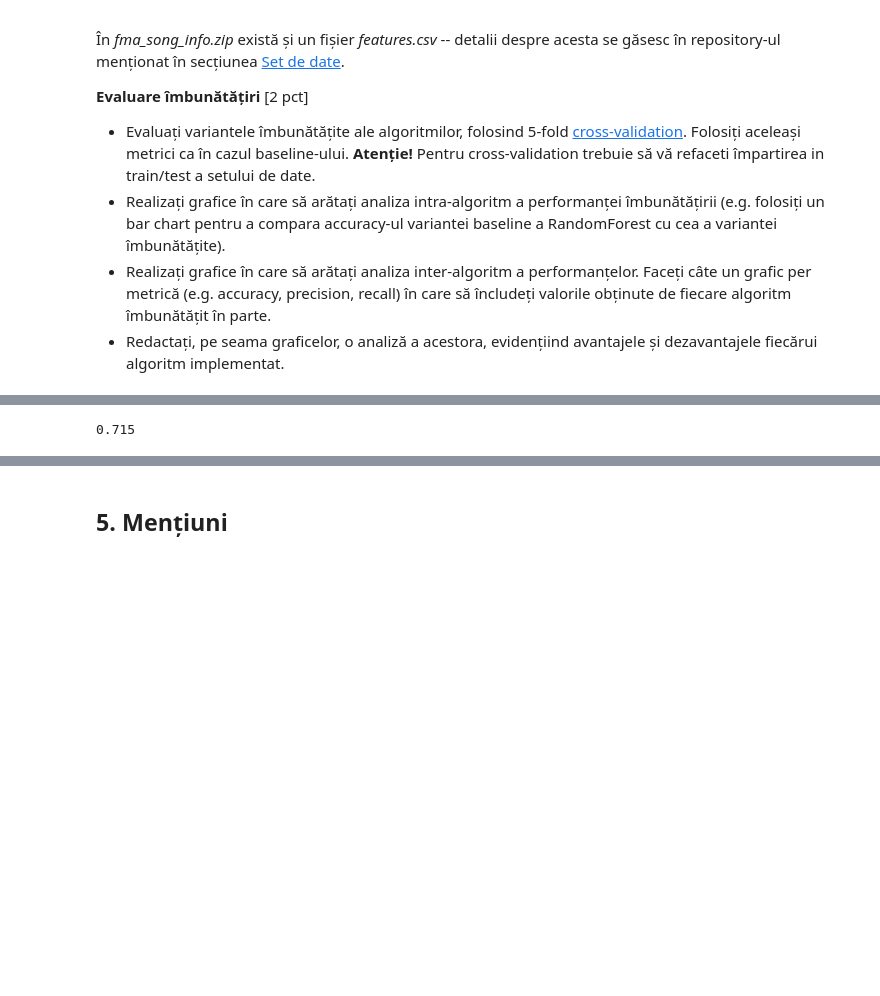
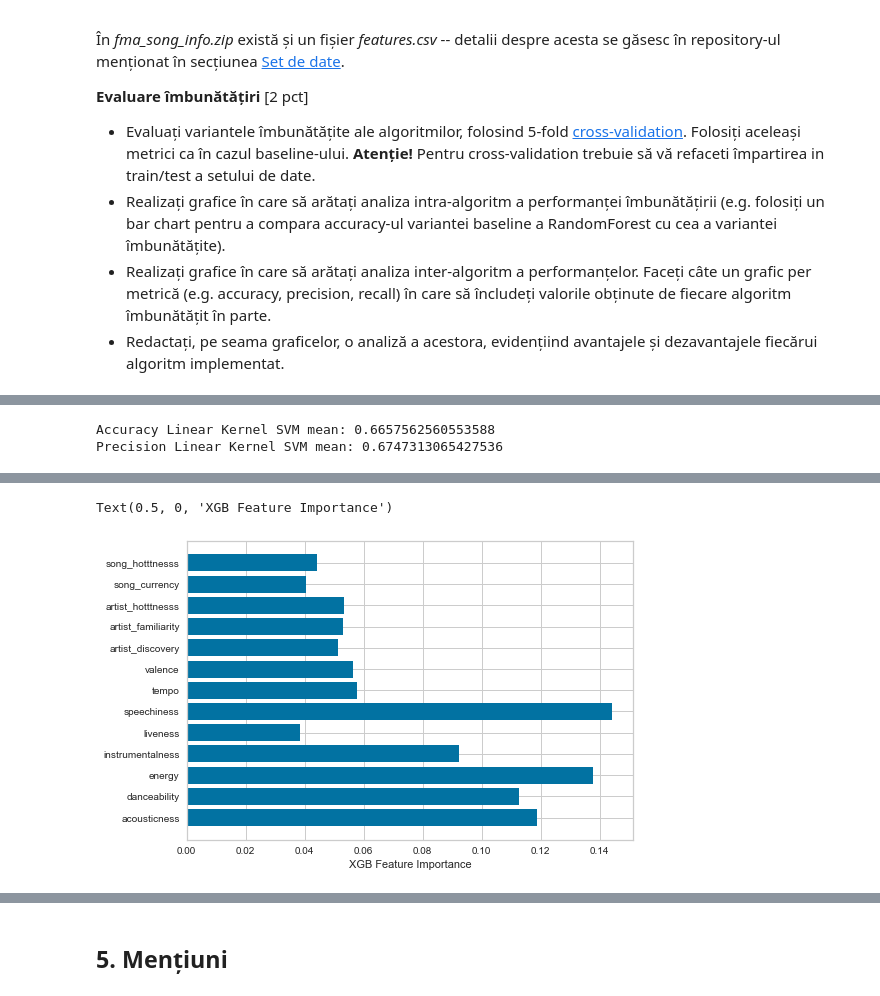
Before and after one commit to alexdinisor98/MultiClass-Classiffiers-for-Music-Dataset, a Jupyter notebook: Tema_1_Skel.ipynb, the cells around one changed output, grey strips where cells are left out. Saved outputs shown, nothing was run; the diff lists cells and outputs as text; code cells hidden in the pictures; blank space fills up the shorter version.

Commit message:
Update xgboost with feature importance

```diff
--- a/Tema_1_Skel.ipynb
+++ b/Tema_1_Skel.ipynb
@@ -565,38 +610,34 @@ Precision mean: 0.7033308066701573
 # %%
 ### Imbunatatire SVM
 # %%
-from sklearn.feature_selection import SelectKBest
-from sklearn.feature_selection import chi2
-
 from sklearn.feature_selection import SelectFromModel
 from sklearn.model_selection import GridSearchCV
 
-features_list = ['audio_features', 'social_features']
-X_train_more = echonest.loc[train, ('echonest', features_list)]
-X_test_more = echonest.loc[test, ('echonest', features_list)]
+# Find best estimator by GridSearchCV
 
-# Y = pd.concat([Y_train, Y_test])
-X_svm = pd.concat([X_train_more, X_test_more])
+def find_best_hyperparams_svm():
+    print("Fitting the classifier to the training set")
+    param_grid = {'C': [0.01, 0.1, 1, 10, 100], 'kernel': ['rbf','linear'], 'decision_function_shape':['ovo']}
 
-# print("Fitting the classifier to the training set")
-# param_grid = {'C': [0.01, 0.1, 1, 10, 100], 'kernel': ['linear'], 'decision_function_shape':['ovo']}
-# clf = GridSearchCV(estimator=svm.SVC(class_weight='balanced'), param_grid=param_grid, cv=5)
-# clf = clf.fit(X_train_new, Y_train_new)
-# print("Best estimator found by grid search:")
-# print(clf.best_estimator_)
-linear_svm = svm.SVC(kernel='linear', C=1, class_weight='balanced', decision_function_shape='ovo')
-
-linear_svm.fit(X_train, Y_train)
-svm_pred = linear_svm.predict(X_test)
-print(metrics.accuracy_score(Y_test, svm_pred))
-
-# kf = KFold(shuffle=True, n_splits=5)
-
-# improved_svm_scores = cross_validate(linear_svm, X, Y, cv=kf, scoring=scoring)
-
-# print("Accuracy Linear Kernel mean:", statistics.mean(improved_svm_scores['test_acc']))
-# print("Precision Linear Kernel mean:", statistics.mean(improved_svm_scores['test_prec']))
+    clf = GridSearchCV(estimator=svm.SVC(class_weight='balanced'), param_grid=param_grid, cv=5)
+    clf = clf.fit(X_train_new, Y_train_new)
+    print("Best estimator found by grid search:")
+    print(clf.best_estimator_)
-# %% [output]
-0.715
+# %%
+X_svm = pd.concat([X_train_2f, X_test_2f])
+
+linear_svm = svm.SVC(kernel='linear', C=1, class_weight='balanced', decision_function_shape='ovo')
+
+X_svm_best = SelectKBest(f_classif, k=10).fit_transform(X_svm, Y)
+
+kf = KFold(shuffle=True, n_splits=5)
+
+improved_svm_scores = cross_validate(linear_svm, X_svm_best, Y, cv=kf, scoring=scoring)
+
+print("Accuracy Linear Kernel SVM mean:", statistics.mean(improved_svm_scores['test_acc']))
+print("Precision Linear Kernel SVM mean:", statistics.mean(improved_svm_scores['test_prec']))
+# %% [output]
+Accuracy Linear Kernel SVM mean: 0.6657562560553588
+Precision Linear Kernel SVM mean: 0.6747313065427536
 # %%
 ### Imbunatatire XGBoost
@@ -602,0 +657,22 @@ print(metrics.accuracy_score(Y_test, svm_pred))
+# %%
+xgboost = XGBClassifier(use_label_encoder=True, base_score=0.5, booster='gbtree', colsample_bylevel=1,
+              colsample_bynode=1, colsample_bytree=1, gamma=0, gpu_id=-1,
+              importance_type='gain', interaction_constraints='',
+              learning_rate=0.300000012, max_delta_step=0, max_depth=9,
+              min_child_weight=3, monotone_constraints='()',
+              n_estimators=100, n_jobs=4, num_parallel_tree=1,
+              objective='multi:softprob', random_state=0,
+              reg_lambda=1, scale_pos_weight=None, subsample=1,
+              tree_method='exact', validate_parameters=1, verbosity=None)
+
+X_train_new, X_test_new, Y_train_new, Y_test_new = train_test_split(X_2f, Y, test_size=0.2)
+
+xgboost.fit(X_train_new, Y_train_new)
+
+sorted_indices = np.argsort(xgboost.feature_importances_)[::-1]
+print(sorted_indices)
+
+feature_names = [X_2f.columns[i][2] for i in range(X_2f.shape[1])]
+plt.barh(feature_names, xgboost.feature_importances_)
+plt.xlabel("XGB Feature Importance")
+# %% [output]
@@ -603 +681,3 @@ print(metrics.accuracy_score(Y_test, svm_pred))
+Text(0.5, 0, 'XGB Feature Importance')
+[figure, added]
 # %%
```
Also changed, not shown: parts of 12 cells of this notebook.
